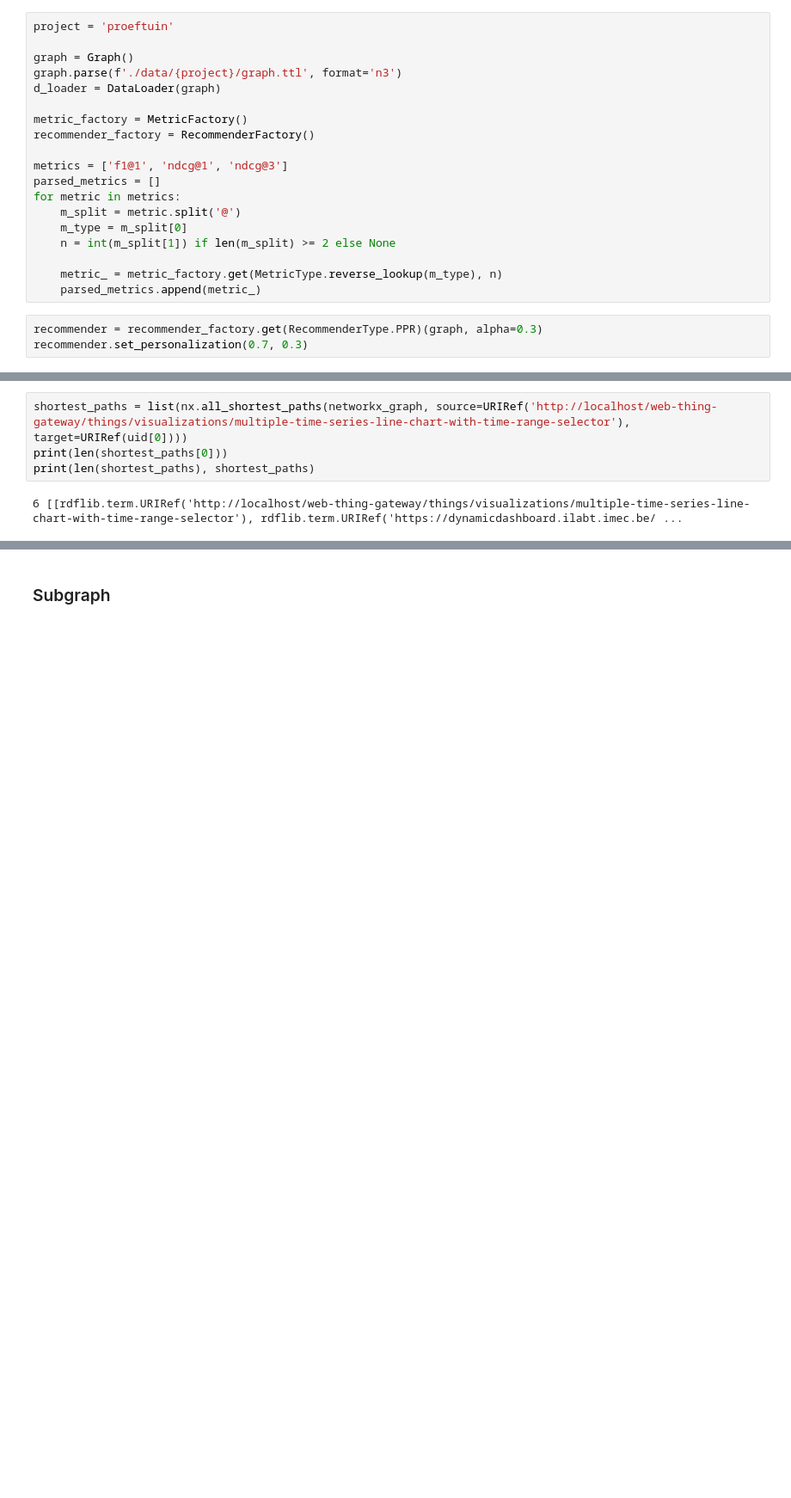
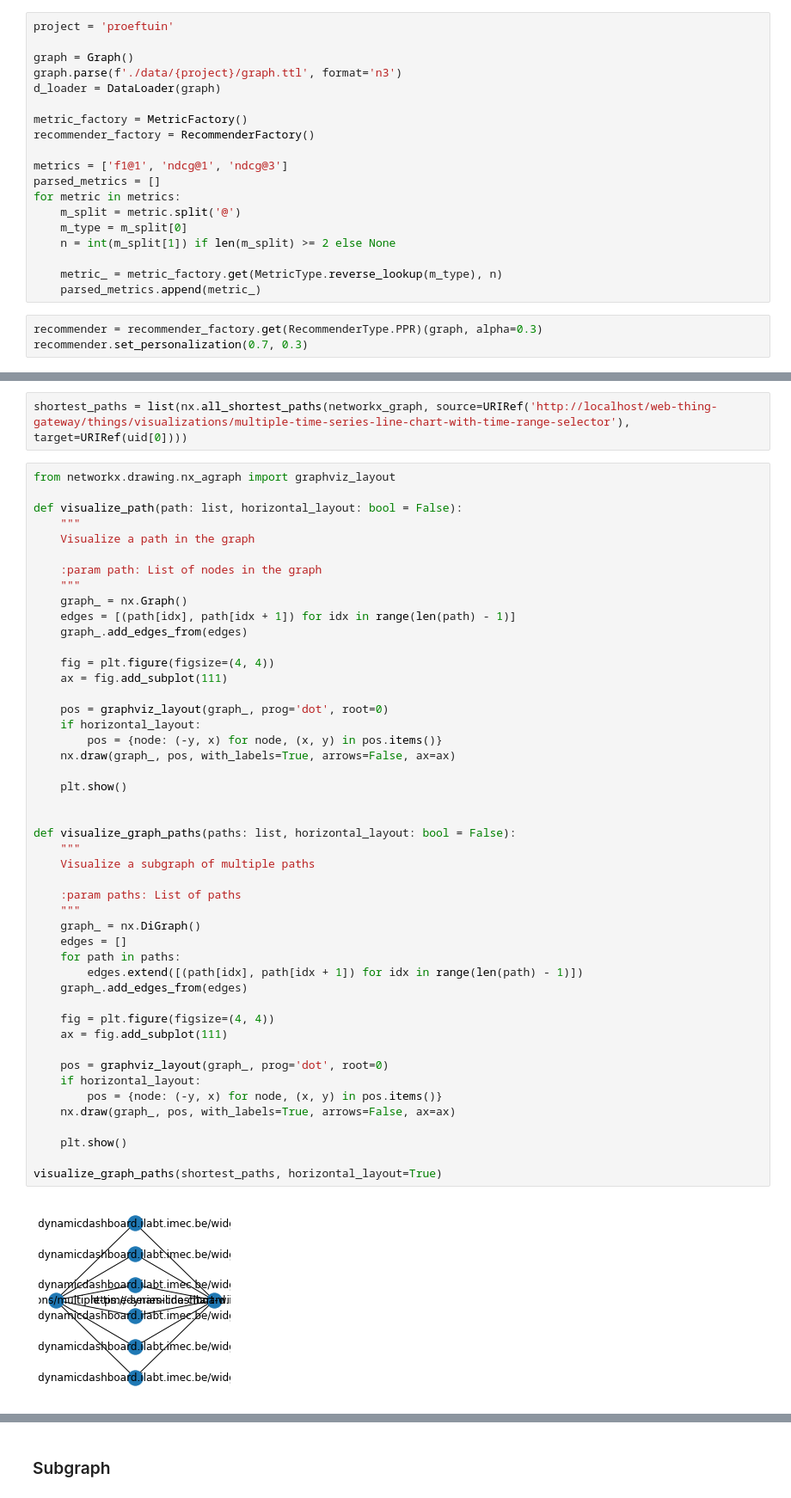
Before and after one commit to predict-idlab/VisCARS, a Jupyter notebook: notebooks/explainability.ipynb, the cells around one changed output, grey strips where cells are left out. Shown: that part at 86% size. Cells and saved outputs as stored; diff of their text form; blank space fills up the shorter version.

Commit message:
Shortest path visualization

```diff
--- a/notebooks/explainability.ipynb
+++ b/notebooks/explainability.ipynb
@@ -65,8 +66,53 @@ visualize_graph(clean_graph(d_loader.graph), colored=True)
 # %%
 shortest_paths = list(nx.all_shortest_paths(networkx_graph, source=URIRef('http://localhost/web-thing-gateway/things/visualizations/multiple-time-series-line-chart-with-time-range-selector'), target=URIRef(uid[0])))
-print(len(shortest_paths[0]))
-print(len(shortest_paths), shortest_paths)
-# %% [output]
-6 [[rdflib.term.URIRef('http://localhost/web-thing-gateway/things/visualizations/multiple-time-series-line-chart-with-time-range-selector'), rdflib.term.URIRef('https://dynamicdashboard.ilabt.imec.be/ ...
+# %%
+from networkx.drawing.nx_agraph import graphviz_layout
+
+def visualize_path(path: list, horizontal_layout: bool = False):
+    """
+    Visualize a path in the graph
+
+    :param path: List of nodes in the graph
+    """
+    graph_ = nx.Graph()
+    edges = [(path[idx], path[idx + 1]) for idx in range(len(path) - 1)]
+    graph_.add_edges_from(edges)
+
+    fig = plt.figure(figsize=(4, 4))
+    ax = fig.add_subplot(111)
+
+    pos = graphviz_layout(graph_, prog='dot', root=0)
+    if horizontal_layout:
+        pos = {node: (-y, x) for node, (x, y) in pos.items()}
+    nx.draw(graph_, pos, with_labels=True, arrows=False, ax=ax)
+
+    plt.show()
+
+
+def visualize_graph_paths(paths: list, horizontal_layout: bool = False):
+    """
+    Visualize a subgraph of multiple paths
+
+    :param paths: List of paths
+    """
+    graph_ = nx.DiGraph()
+    edges = []
+    for path in paths:
+        edges.extend([(path[idx], path[idx + 1]) for idx in range(len(path) - 1)])
+    graph_.add_edges_from(edges)
+
+    fig = plt.figure(figsize=(4, 4))
+    ax = fig.add_subplot(111)
+
+    pos = graphviz_layout(graph_, prog='dot', root=0)
+    if horizontal_layout:
+        pos = {node: (-y, x) for node, (x, y) in pos.items()}
+    nx.draw(graph_, pos, with_labels=True, arrows=False, ax=ax)
+
+    plt.show()
+
+visualize_graph_paths(shortest_paths, horizontal_layout=True)
+# %% [output]
+[figure, added]
 # %%
 shortest_paths = list(nx.all_shortest_paths(networkx_graph, source=URIRef('http://localhost/web-thing-gateway/things/visualizations/multiple-time-series-line-chart-with-time-range-selector'), target=URIRef(cid[0])))
```
Also changed, not shown: parts of 8 cells of this notebook, 2 other files.
